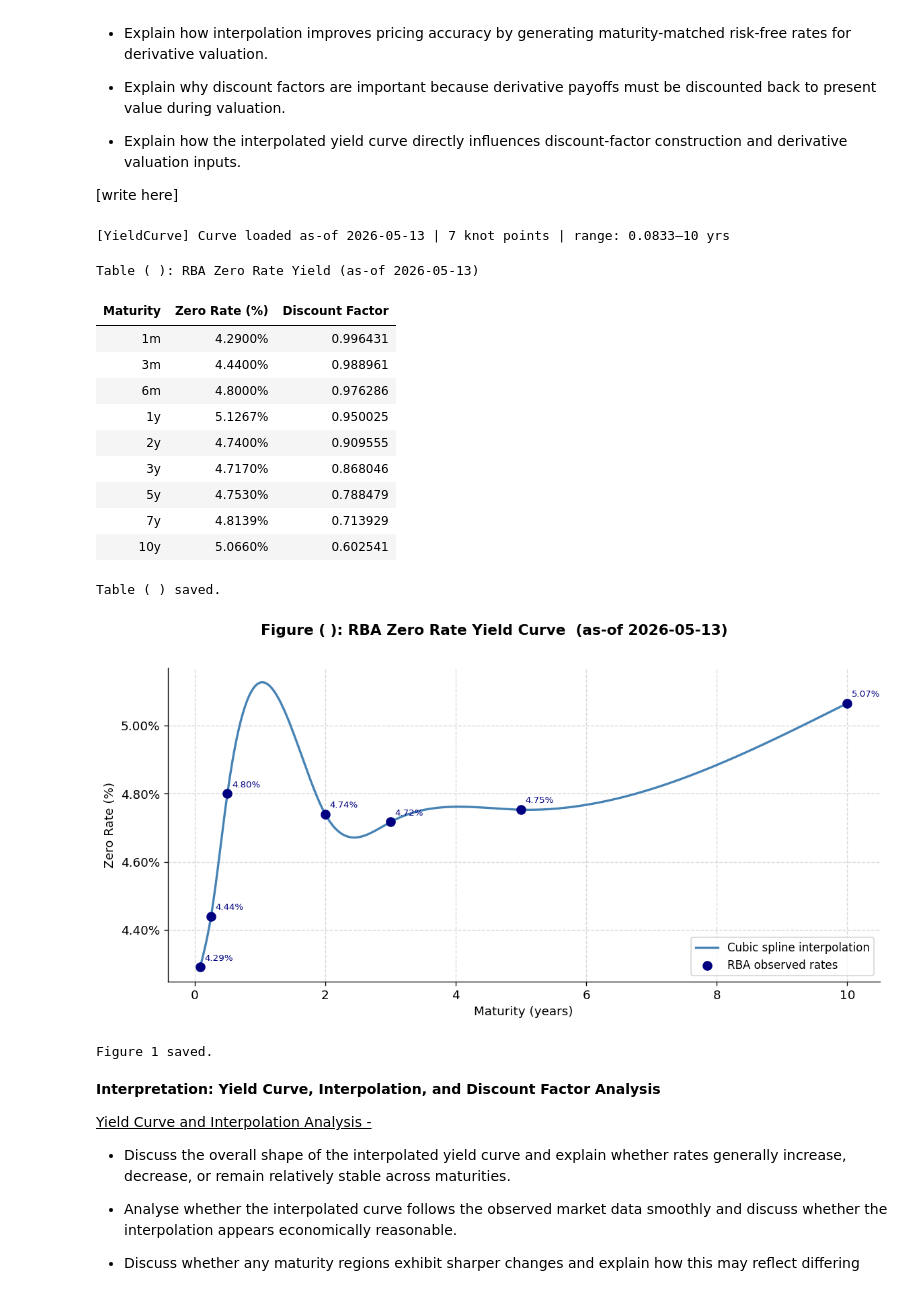
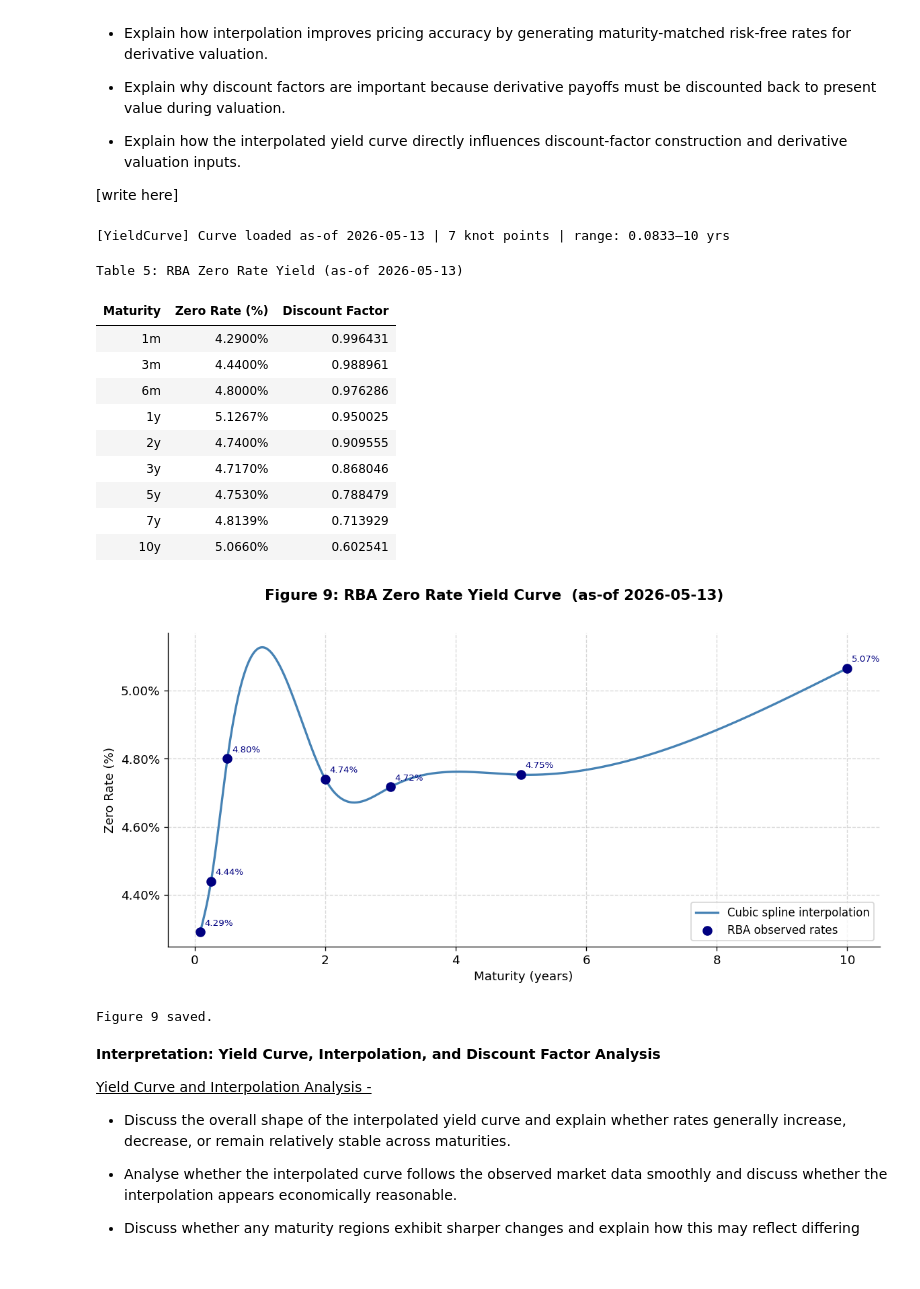
Before and after one commit to Gene2007/FINM3422-Project-3-Derivative-Platform, a Jupyter notebook: notebooks/market_data_and_yield_curve.ipynb, the cells around one changed output. Cells and saved outputs as stored; diff of their text form; code cells hidden in the pictures.

```diff
--- a/notebooks/market_data_and_yield_curve.ipynb
+++ b/notebooks/market_data_and_yield_curve.ipynb
@@ -453,7 +471,7 @@ Figure 1 saved.
 [analyse here]
 # %%
 # ── Graph 2: Normalised Price Comparison (rebased to 100) ─────────────────────
-normalised = prices / prices.iloc[0] * 100
+normalised = normalised_prices(prices)
 
 fig, ax = plt.subplots(figsize=(12, 5))
 
@@ -584,3 +716,33 @@ Figure 3 saved.
 - Discuss whether the volatility differences across sectors appear economically reasonable based on each sector’s underlying business and macroeconomic sensitivity.
 
 [analyse here]
+# %%
+# ── Graph 3: Return Boxplot ───────────────────────────────────────────────────
+
+fig, ax = plt.subplots(figsize=(10, 6))
+
+data   = [returns[t].values * 100 for t in TICKER_LABELS.keys()]
+labels = list(TICKER_LABELS.values())
+
+bp = ax.boxplot(data, labels=labels, patch_artist=True,
+                medianprops=dict(color="white", linewidth=2),
+                meanprops=dict(marker="D", markerfacecolor="white",
+                               markeredgecolor="white", markersize=6),
+                showmeans=True,
+                flierprops=dict(marker="o", markerfacecolor="grey",
+                                markersize=3, alpha=0.4))
+
+for patch, color in zip(bp["boxes"], COLORS):
+    patch.set_facecolor(color)
+    patch.set_alpha(0.8)
+
+ax.axhline(0, color="white", linestyle="--", linewidth=0.8, alpha=0.5)
+ax.set_ylabel("Daily Log Return (%)", fontsize=11)
+ax.yaxis.set_major_formatter(mticker.FormatStrFormatter("%.1f%%"))
+ax.grid(True, axis="y", linestyle="--", alpha=0.4)
+fig.suptitle("Figure 6: Daily Return Distribution Boxplot",
+             fontsize=13, fontweight="bold")
+plt.tight_layout()
+plt.savefig(FIG_DIR / "fig6_return_boxplot.png", bbox_inches="tight", dpi=150)
+plt.show()
+print("Figure 6 saved.")
@@ -754,19 +1054,18 @@ summary_table = (
     curve_summary.style
     .hide(axis="index")
     .format(format_dict)
-    .set_caption(f"Table ( ): RBA Zero Rate Yield (as-of {yc.as_of_date})")
+    .set_caption(f"Table 5: RBA Zero Rate Yield (as-of {yc.as_of_date})")
     .background_gradient(subset=rate_cols, cmap="Blues")
     .set_table_styles([{"selector": "table", "props": [("width", "100%")]}])
 )
 
 display(summary_table)
 
-with open(TABLE_DIR / "table ( )_RBA_Zero_Rate_Yield.html", "w") as f:
-    f.write(styled_overview.to_html())
-print("Table ( ) saved.")
+with open(TABLE_DIR / "table5_RBA_Zero_Rate_Yield.html", "w") as f:
+    f.write(summary_table.to_html())
 # %% [output]
 [YieldCurve] Curve loaded as-of 2026-05-13 | 7 knot points | range: 0.0833–10 yrs
-Table ( ): RBA Zero Rate Yield (as-of 2026-05-13)
+Table 5: RBA Zero Rate Yield (as-of 2026-05-13)
 | Maturity | Zero Rate (%) | Discount Factor |
 | 1m | 4.2900% | 0.996431 |
 | 3m | 4.4400% | 0.988961 |
@@ -777,41 +1076,40 @@ Table ( ): RBA Zero Rate Yield (as-of 2026-05-13)
 | 5y | 4.7530% | 0.788479 |
 | 7y | 4.8139% | 0.713929 |
 | 10y | 5.0660% | 0.602541 |
-Table ( ) saved.
 # %%
 # ── Plotting yield curve graph ────────────────────────────────────────────────────
 # --- Figure 1: RBA Zero Rate Yield Curve ---
 fig, ax = plt.subplots(figsize=(10, 5))
 
 # ── Generate smooth interpolated curve data ───────────────────────────────────
 t_dense = np.linspace(yc.maturities[0], yc.maturities[-1], 500)
 r_dense = yc.get_zero_rate(t_dense) * 100
 
 ax.plot(t_dense, r_dense,
         color="steelblue", linewidth=2, label="Cubic spline interpolation")
 
 ax.scatter(yc.maturities, yc.yields * 100,
            color="navy", zorder=5, s=60, label="RBA observed rates")
 
 for t, r in zip(yc.maturities, yc.yields * 100):
     ax.annotate(f"{r:.2f}%", xy=(t, r), xytext=(4, 6),
                 textcoords="offset points", fontsize=8, color="navy")
 
 ax.set_xlabel("Maturity (years)", fontsize=11)
 ax.set_ylabel("Zero Rate (%)", fontsize=11)
 ax.yaxis.set_major_formatter(mticker.FormatStrFormatter("%.2f%%"))
 ax.legend(fontsize=10)
 ax.grid(True, linestyle="--", alpha=0.5)
 
-fig.suptitle(f"Figure ( ): RBA Zero Rate Yield Curve  (as-of {yc.as_of_date})",
+fig.suptitle(f"Figure 9: RBA Zero Rate Yield Curve  (as-of {yc.as_of_date})",
              fontsize=13, fontweight="bold", y=1.01)
 plt.tight_layout()
-plt.savefig(FIG_DIR / "fig1_yield_curve.png", bbox_inches="tight", dpi=150)
+plt.savefig(FIG_DIR / "fig9_yield_curve.png", bbox_inches="tight", dpi=150)
 plt.show()
-print("Figure 1 saved.")
+print("Figure 9 saved.")
 # %% [output]
-[figure, old version]
+[figure, new version]
-Figure 1 saved.
+Figure 9 saved.
 # %% [markdown]
 **Interpretation: Yield Curve, Interpolation, and Discount Factor Analysis**
 
```
Also changed, not shown: parts of 11 cells of this notebook, 12 other files.
